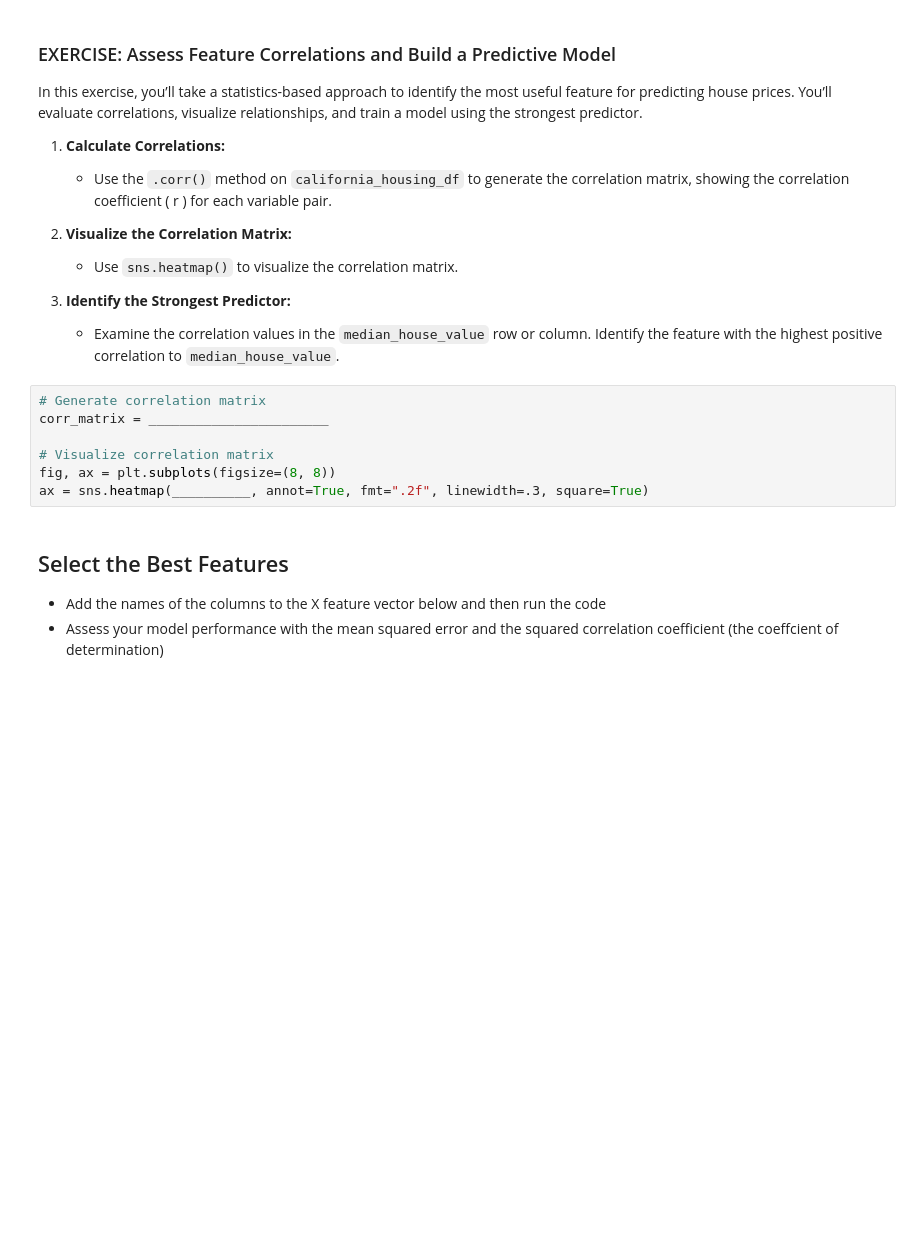
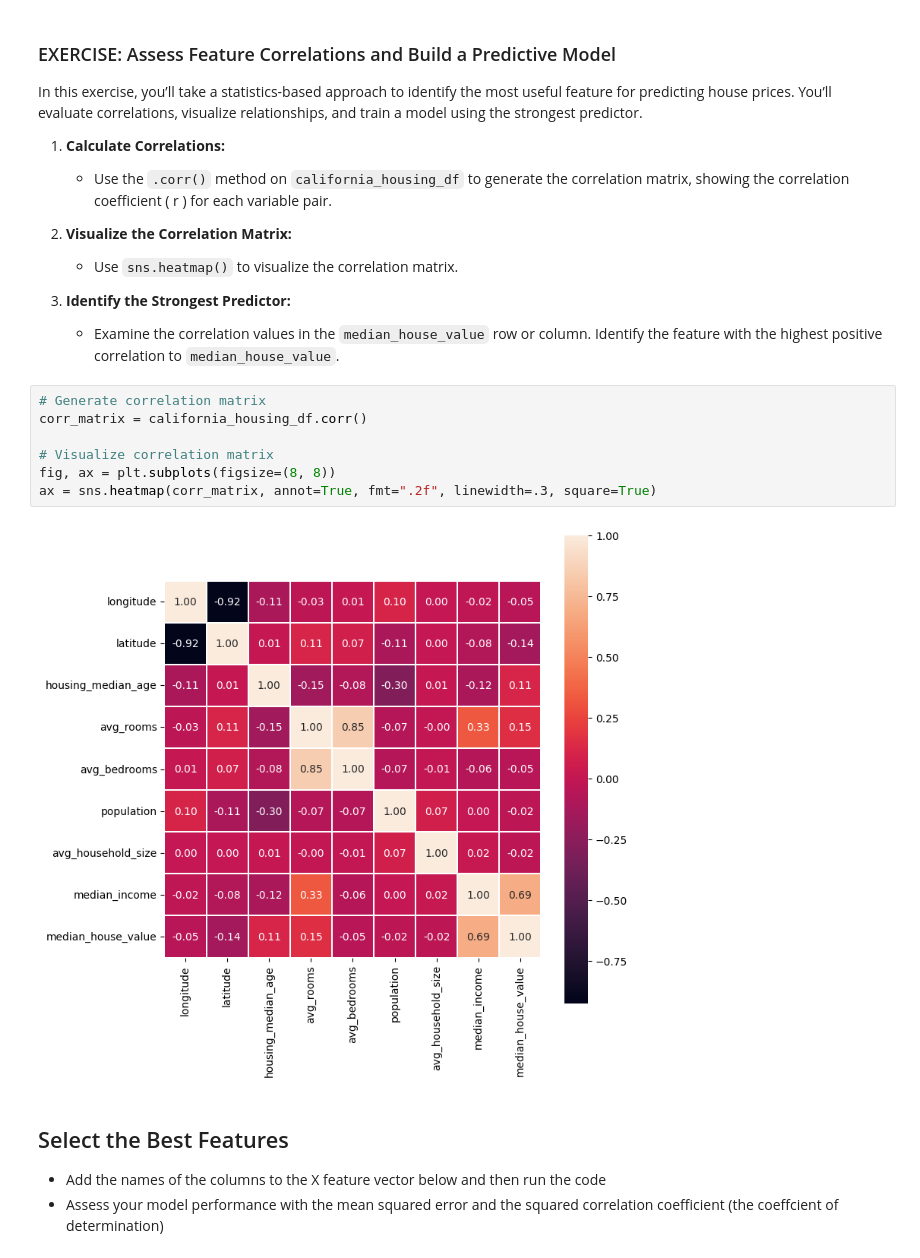
Before and after one commit to bmontoyag/UTEC_MISTI_2026, a Jupyter notebook: Housing_DataExploration_STUDENT_2026.ipynb, the cells around one changed output. Drawn from its saved outputs; the diff is of its cells as text; blank space fills up the shorter version.

```diff
--- a/Housing_DataExploration_STUDENT_2026.ipynb
+++ b/Housing_DataExploration_STUDENT_2026.ipynb
@@ -150,11 +190,13 @@ In this exercise, you’ll take a statistics-based approach to identify the most
    - Examine the correlation values in the `median_house_value` row or column. Identify the feature with the highest positive correlation to `median_house_value`.
 # %%
 # Generate correlation matrix
-corr_matrix = _______________________
+corr_matrix = california_housing_df.corr()
 
 # Visualize correlation matrix
 fig, ax = plt.subplots(figsize=(8, 8))
-ax = sns.heatmap(__________, annot=True, fmt=".2f", linewidth=.3, square=True)
+ax = sns.heatmap(corr_matrix, annot=True, fmt=".2f", linewidth=.3, square=True)
+# %% [output]
+[figure, added]
 # %% [markdown]
 ## Select the Best Features
 
```
Also changed, not shown: parts of 6 cells of this notebook.
